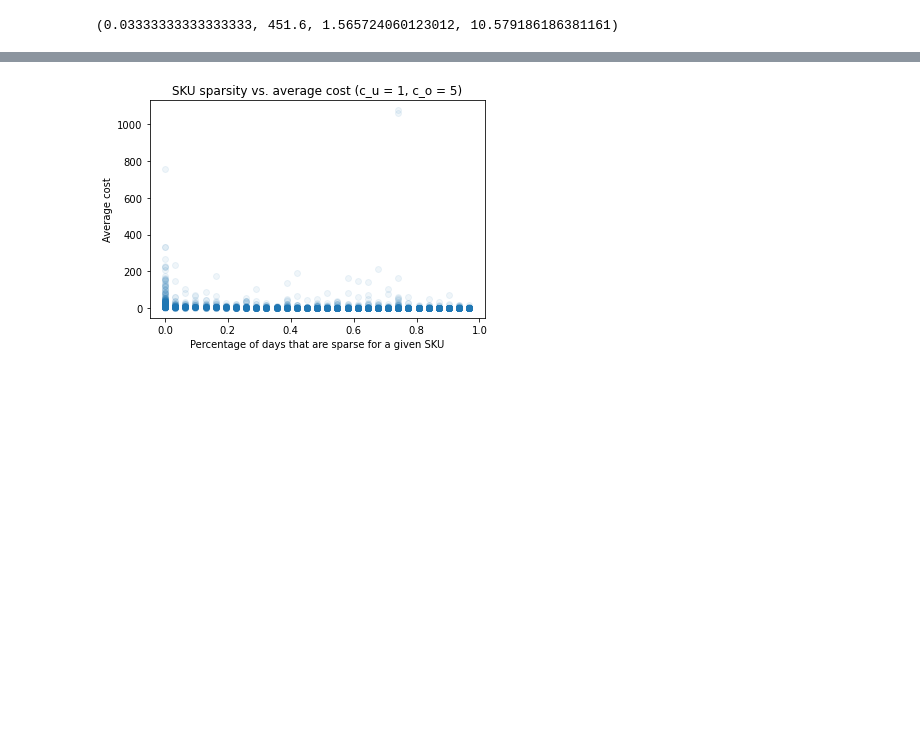
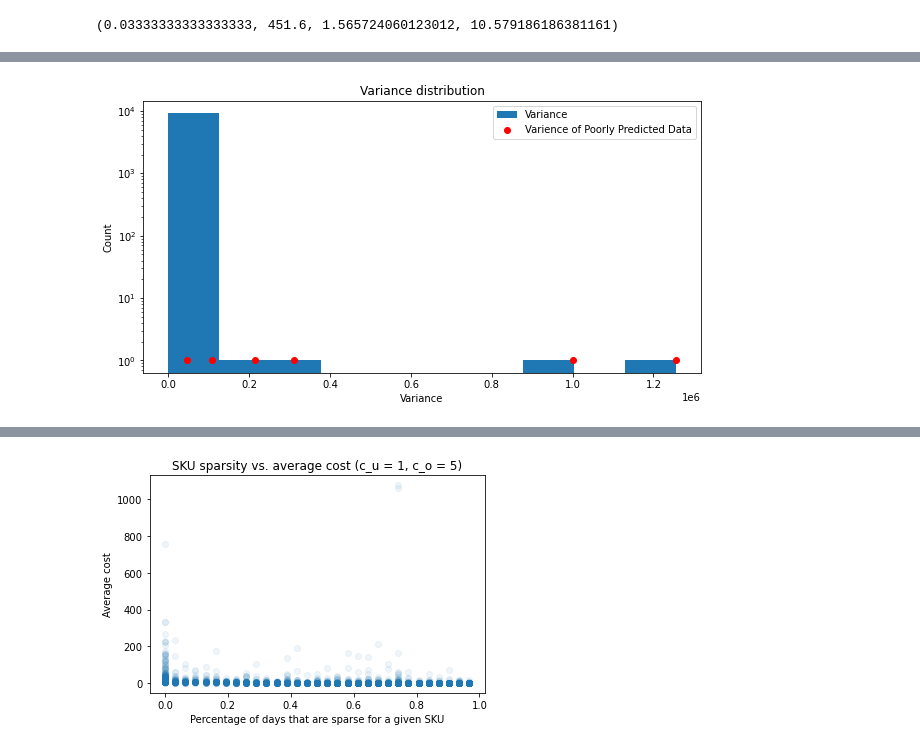
Before and after one commit to makotopowers/CSUREMM_NVP, a Jupyter notebook: sparsity.ipynb, the cells around one changed output, grey strips where cells are left out. Cells and saved outputs as stored; diff of their text form; code cells hidden in the pictures; blank space fills up the shorter version.

```diff
--- a/sparsity.ipynb
+++ b/sparsity.ipynb
@@ -157,0 +227,12 @@ plt.show()
+# %%
+varience = orders.var(axis=1)
+var_above_threshold = orders_above_threshold.var(axis=1)
+
+fig, ax = plt.subplots(figsize=(10, 5))
+ax.hist(varience, label='Variance')
+ax.scatter(var_above_threshold, [1]*var_above_threshold.shape[0], label='Varience of Poorly Predicted Data', color='r')
+ax.set(yscale='log', xlabel='Variance', ylabel='Count', title='Variance distribution')
+ax.legend()
+plt.show()
+# %% [output]
+[figure, added]
```
Also changed, not shown: parts of 20 cells of this notebook.
